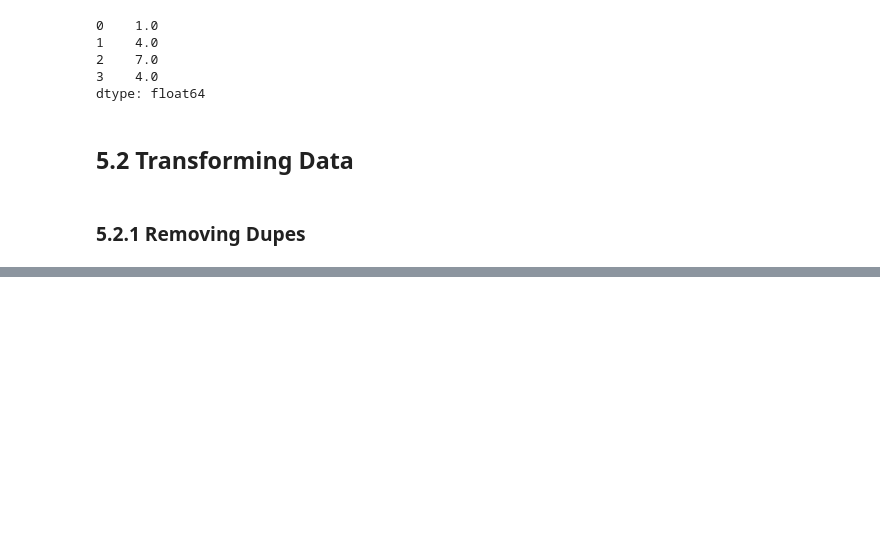
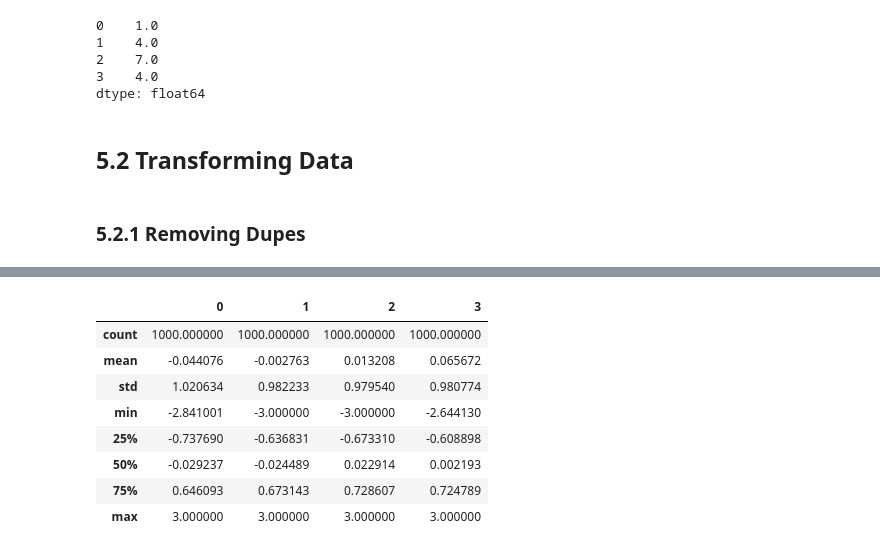
Before and after one commit to pekoto-zz/MyJupyterNotes, a Jupyter notebook: Python for Data Analysis.ipynb, the cells around one changed output, grey strips where cells are left out. Saved outputs shown, nothing was run; the diff lists cells and outputs as text; code cells hidden in the pictures; blank space fills up the shorter version.

```diff
--- a/Python for Data Analysis.ipynb
+++ b/Python for Data Analysis.ipynb
@@ -3107,0 +3373,15 @@ dtype: float64
+# %%
+# You could also use this to cap data:
+# (sign returns 1 or -1 depending on whether the value is positive or negative)
+data[np.abs(data) > 3] = np.sign(data) * 3
+data.describe()
+# %% [output]
+|  | 0 | 1 | 2 | 3 |
+| count | 1000.000000 | 1000.000000 | 1000.000000 | 1000.000000 |
+| mean | -0.044076 | -0.002763 | 0.013208 | 0.065672 |
+| std | 1.020634 | 0.982233 | 0.979540 | 0.980774 |
+| min | -2.841001 | -3.000000 | -3.000000 | -2.644130 |
+| 25% | -0.737690 | -0.636831 | -0.673310 | -0.608898 |
+| 50% | -0.029237 | -0.024489 | 0.022914 | 0.002193 |
+| 75% | 0.646093 | 0.673143 | 0.728607 | 0.724789 |
+| max | 3.000000 | 3.000000 | 3.000000 | 3.000000 |
```
Also changed, not shown: parts of 62 cells of this notebook.
